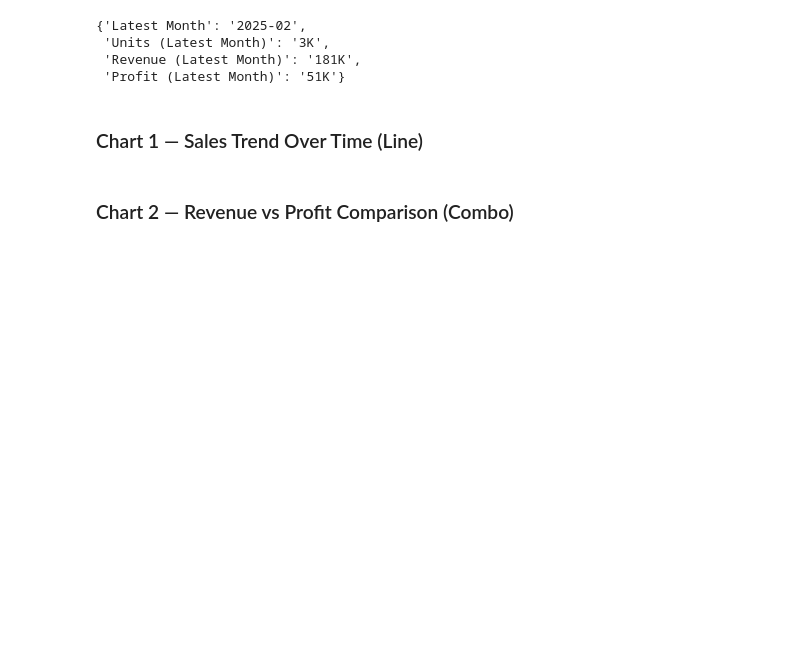
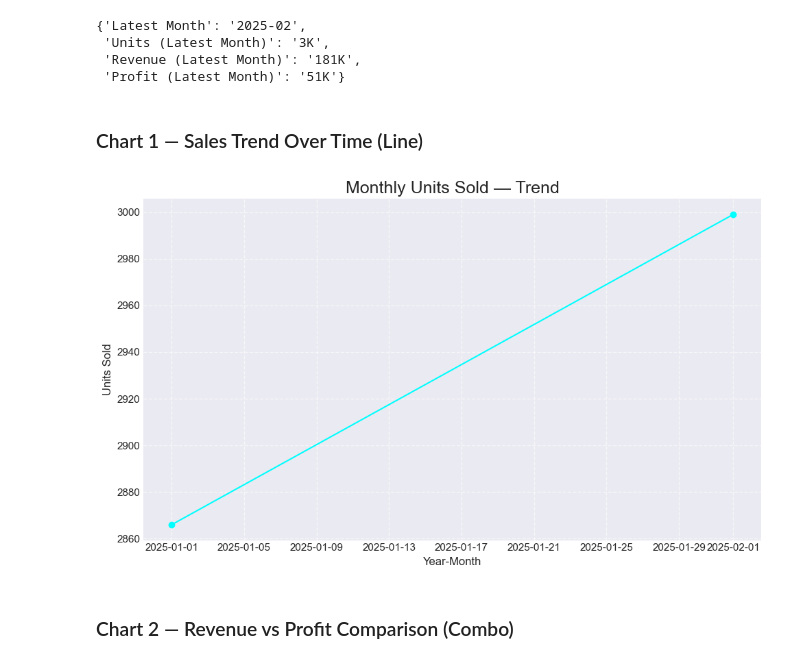
Before and after one commit to kaibalya-1124s/Catexpert_POC_ML, a Jupyter notebook: Notebook/03_Visualization.ipynb, the cells around one changed output. Drawn from its saved outputs; the diff is of its cells as text; code cells hidden in the pictures; blank space fills up the shorter version.

```diff
--- a/Notebook/03_Visualization.ipynb
+++ b/Notebook/03_Visualization.ipynb
@@ -98,12 +92,17 @@ kpis
 # %% [markdown]
 ### Chart 1 — Sales Trend Over Time (Line)
 # %%
-
-fig = px.line(monthly, x='year_month', y='total_units', title="Monthly Units Sold — Trend", markers=True)
-fig.update_layout(title_font_size=18, plot_bgcolor='rgba(0,0,0,0)', paper_bgcolor='rgba(0,0,0,0)')
-fig.update_yaxes(title="Units Sold")
-fig.show()
+plt.figure(figsize=(10,6))
+plt.plot(monthly['year_month'], monthly['total_units'], marker='o', color='cyan')
+plt.title("Monthly Units Sold — Trend", fontsize=18)
+plt.xlabel("Year-Month")
+plt.ylabel("Units Sold")
+plt.grid(True, linestyle='--', alpha=0.6)
+plt.tight_layout()
+plt.savefig("monthly_trend.png", dpi=300)
 plt.show()
+# %% [output]
+[figure, added]
 # %% [markdown]
 ### Chart 2 — Revenue vs Profit Comparison (Combo)
 # %%
```
Also changed, not shown: parts of 8 cells of this notebook, 10 other files.
